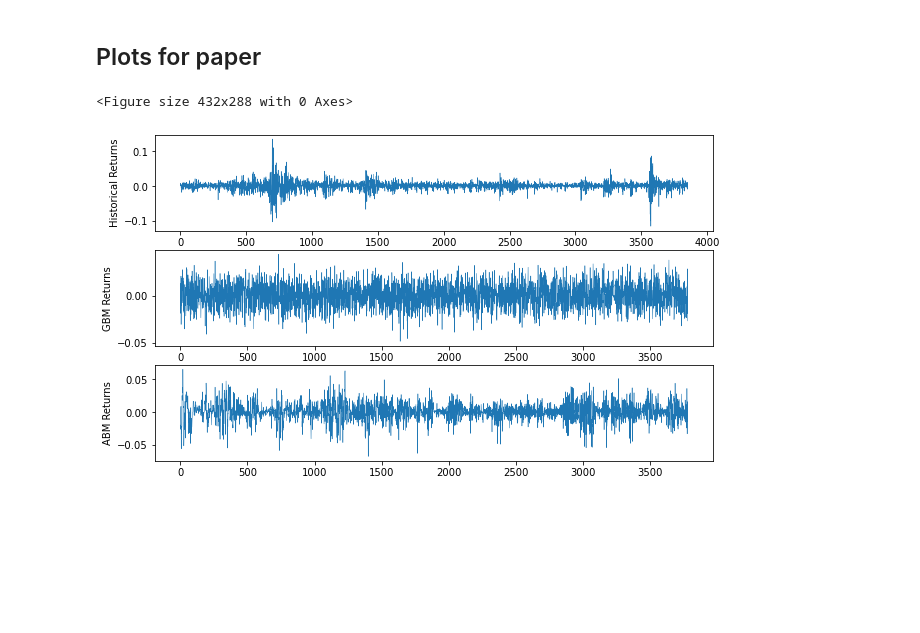
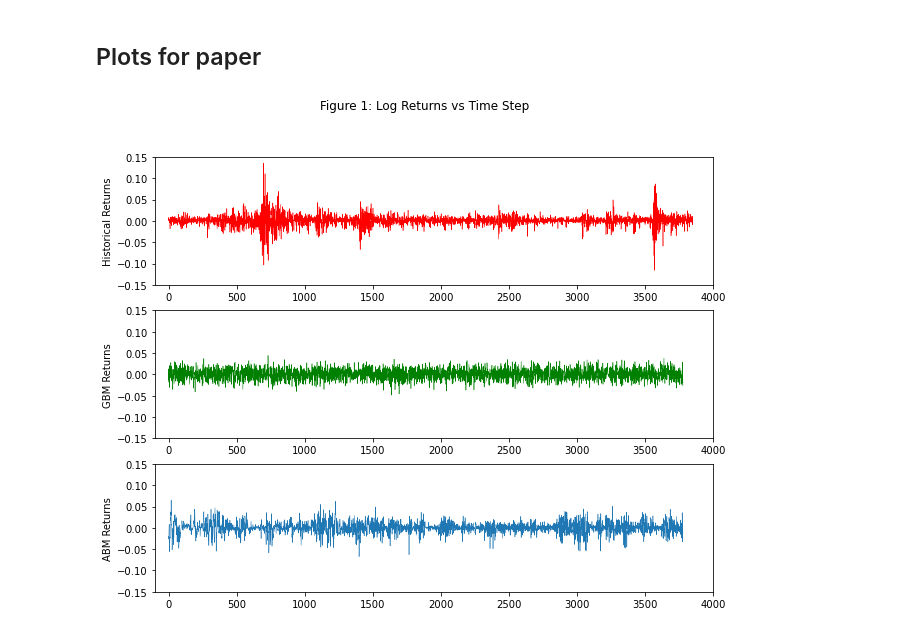
Before and after one commit to ssie-projects/ssie523-abm-markets, a Jupyter notebook: research/MarketABM.ipynb, the cells around one changed output. Drawn from its saved outputs; the diff is of its cells as text; code cells hidden in the pictures; blank space fills up the shorter version.

```diff
--- a/research/MarketABM.ipynb
+++ b/research/MarketABM.ipynb
@@ -667,24 +667,29 @@ Variance:                0.04210690697109313
 # %%
 # Plot returns of all three
 
-figure()
-plt.figure(figsize=[10,6])
-subplot(3, 1, 1)
+plt.figure(figsize=[10,8])
+plt.subplot(3, 1, 1)
 
-plot(r_hist, linewidth=0.5)
-ylabel('Historical Returns')
+plt.plot(r_hist, linewidth=0.5, color='red', label='A')
+plt.ylabel('Historical Returns')
+plt.xlim(-100,4000)
+plt.ylim(-0.15, 0.15)
 
-subplot(3, 1, 2)
-plot(r_gbm, linewidth=0.5)
-ylabel('GBM Returns')
+plt.subplot(3, 1, 2)
+plt.plot(r_gbm, linewidth=0.5, color='green', label='B')
+plt.ylabel('GBM Returns')
+plt.xlim(-100,4000)
+plt.ylim(-0.15, 0.15)
 
-subplot(3, 1, 3)
-plot(r_abm, linewidth=0.5)
-ylabel('ABM Returns')
+plt.subplot(3, 1, 3)
+plt.plot(r_abm, linewidth=0.5, label='C')
+plt.ylabel('ABM Returns')
+plt.xlim(-100,4000)
+plt.ylim(-0.15, 0.15)
 
+plt.suptitle('Figure 1: Log Returns vs Time Step')
 plt.savefig('returns.png', dpi=300)
 
-show()
+plt.show()
 # %% [output]
-<Figure size 432x288 with 0 Axes>
-[figure, old version]
+[figure, new version]
```
Also changed, not shown: parts of 13 cells of this notebook, 4 other files.
